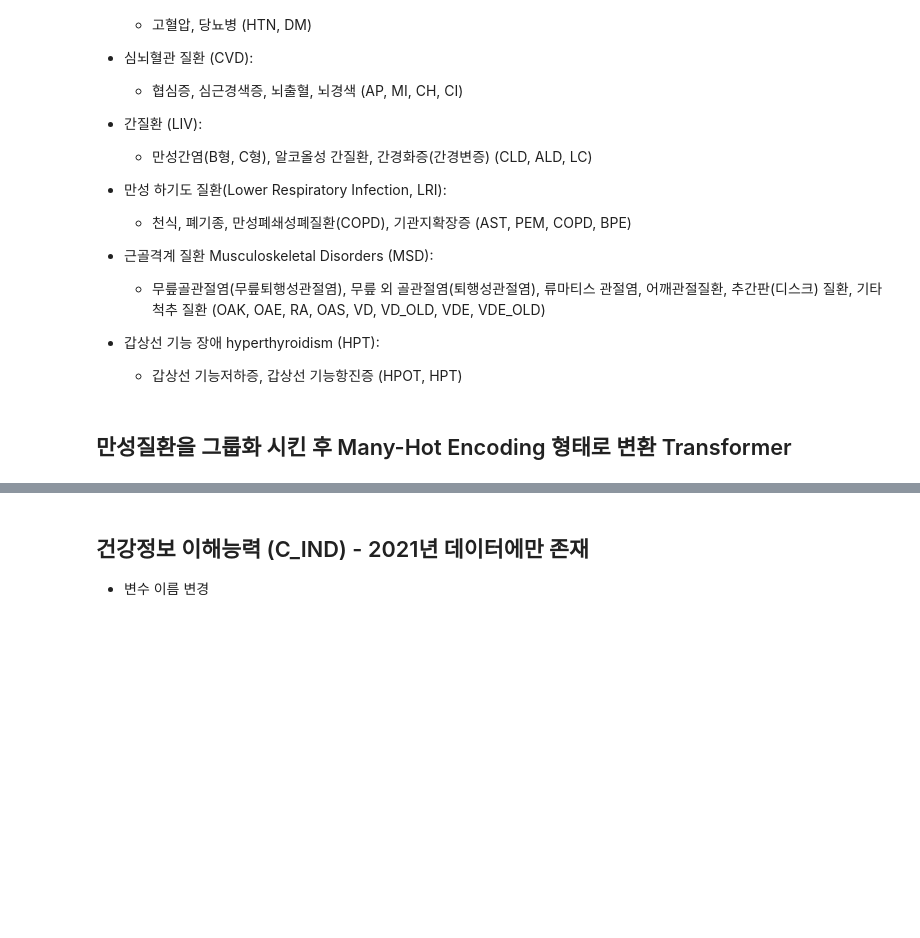
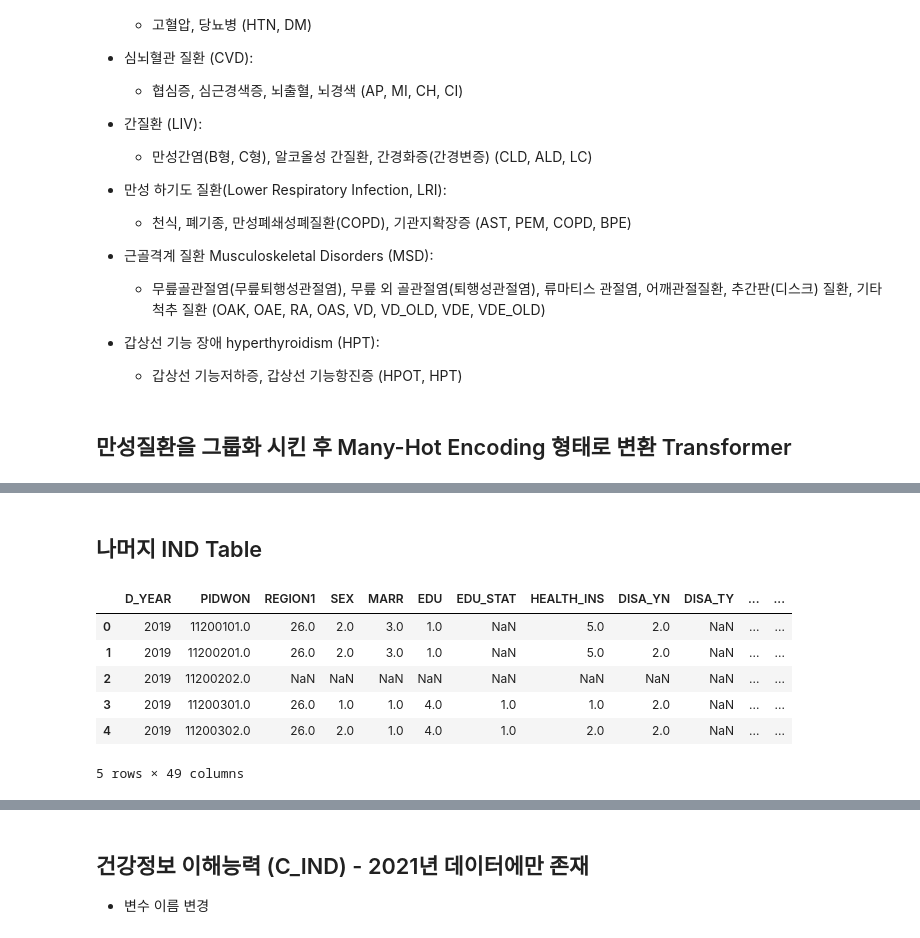
Before and after one commit to skqorrla/HK-M-Project, a Jupyter notebook: 01_Preprocessing_Pipeline.ipynb, the cells around one changed output, grey strips where cells are left out. Cells and saved outputs as stored; diff of their text form; code cells hidden in the pictures; blank space fills up the shorter version.

```diff
--- a/01_Preprocessing_Pipeline.ipynb
+++ b/01_Preprocessing_Pipeline.ipynb
@@ -268,0 +339,31 @@ phi_disease.head()
+# %% [markdown]
+## 나머지 IND Table
+# %%
+columns_ind = """PIDWON, REGION1, SEX, MARR, EDU, EDU_STAT, HEALTH_INS, DISA_YN, DISA_TY,
+ECO1, ECO2, ECO3, ECO4, ECO5,ECO6,ECO7,ECO8,ECO9,ECO10,I_INC1_YN,I_INC1,I_INC2,
+CARE2_1,CARE2_2,CARE2_3,CARE4_2,CARE5_1_1,CARE5_1_2,CARE5_1_3,
+P1,REPLACE(P2, 8, 0), CASE WHEN WTMG = 4 THEN 0 ELSE 1 END AS WT_MG,coalesce(S4, (S5 / 30 * S6)) as S4,D1,
+HT,WT,SE1,HS1,HS2_YN,HS3_YN,HS4_YN,HS5_YN,HS_MED_YN,HS6_1,HS7_1,HS8_1
+"""
+
+query_ind_2 = f"""
+SELECT 2019 AS D_YEAR, {columns_ind}, 2019 - BIRTH_Y AS AGE, (P2_1 * 60 + P2_2) as P2_2
+FROM raw_a_ind
+UNION ALL
+SELECT 2020 AS D_YEAR, {columns_ind}, 2020 - BIRTH_Y AS AGE, P2_2
+FROM raw_b_ind
+UNION ALL
+SELECT 2021 AS D_YEAR, {columns_ind}, 2021 - BIRTH_Y AS AGE, P2_2
+FROM raw_c_ind;
+"""
+
+ind = get_data_from_db(query_ind_2)
+ind.head()
+# %% [output]
+|  | D_YEAR | PIDWON | REGION1 | SEX | MARR | EDU | EDU_STAT | HEALTH_INS | DISA_YN | DISA_TY | ... | ... |
+| 0 | 2019 | 11200101.0 | 26.0 | 2.0 | 3.0 | 1.0 | NaN | 5.0 | 2.0 | NaN | ... | ... |
+| 1 | 2019 | 11200201.0 | 26.0 | 2.0 | 3.0 | 1.0 | NaN | 5.0 | 2.0 | NaN | ... | ... |
+| 2 | 2019 | 11200202.0 | NaN | NaN | NaN | NaN | NaN | NaN | NaN | NaN | ... | ... |
+| 3 | 2019 | 11200301.0 | 26.0 | 1.0 | 1.0 | 4.0 | 1.0 | 1.0 | 2.0 | NaN | ... | ... |
+| 4 | 2019 | 11200302.0 | 26.0 | 2.0 | 1.0 | 4.0 | 1.0 | 2.0 | 2.0 | NaN | ... | ... |
+5 rows × 49 columns
```
Also changed, not shown: parts of 35 cells of this notebook.
